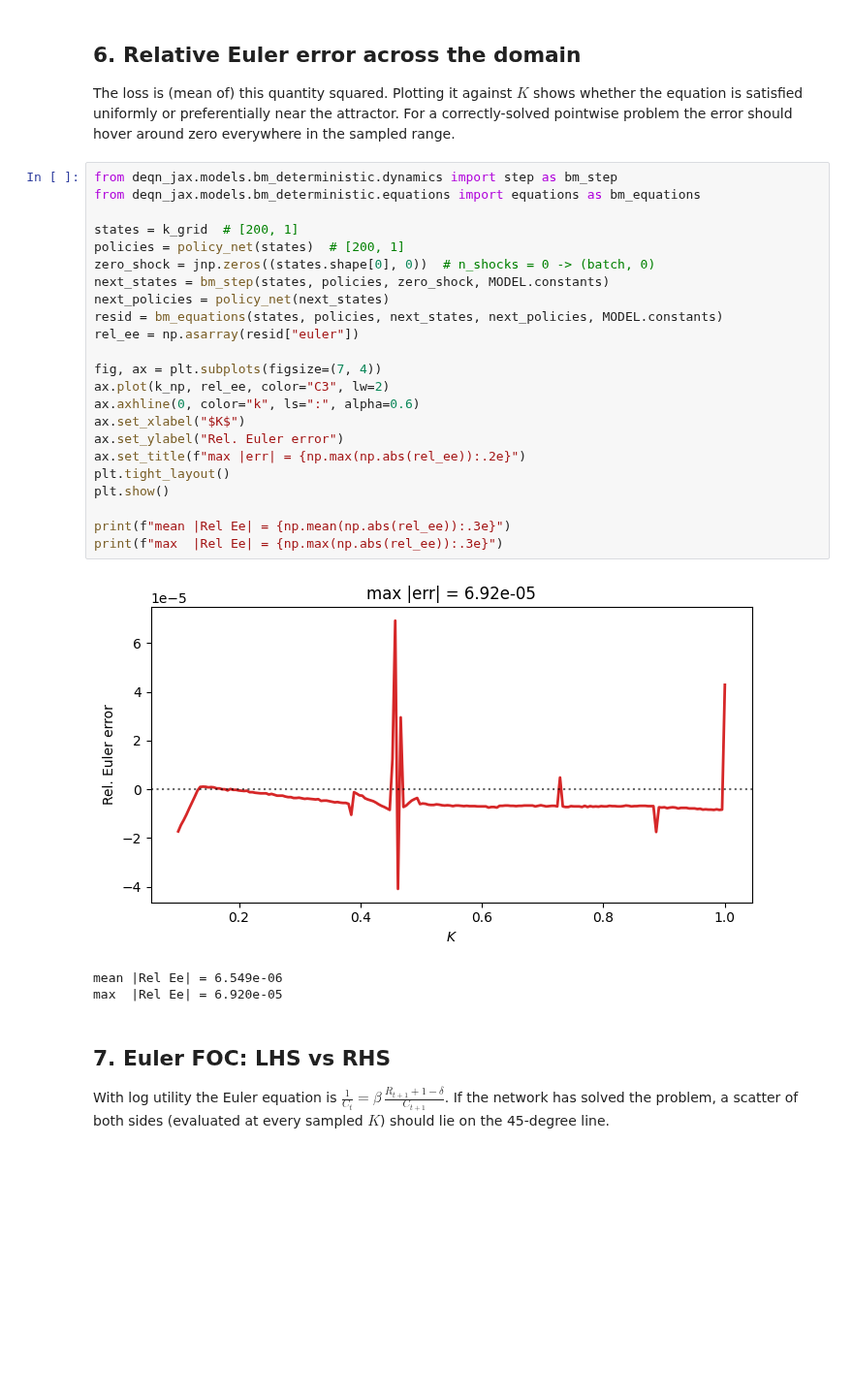
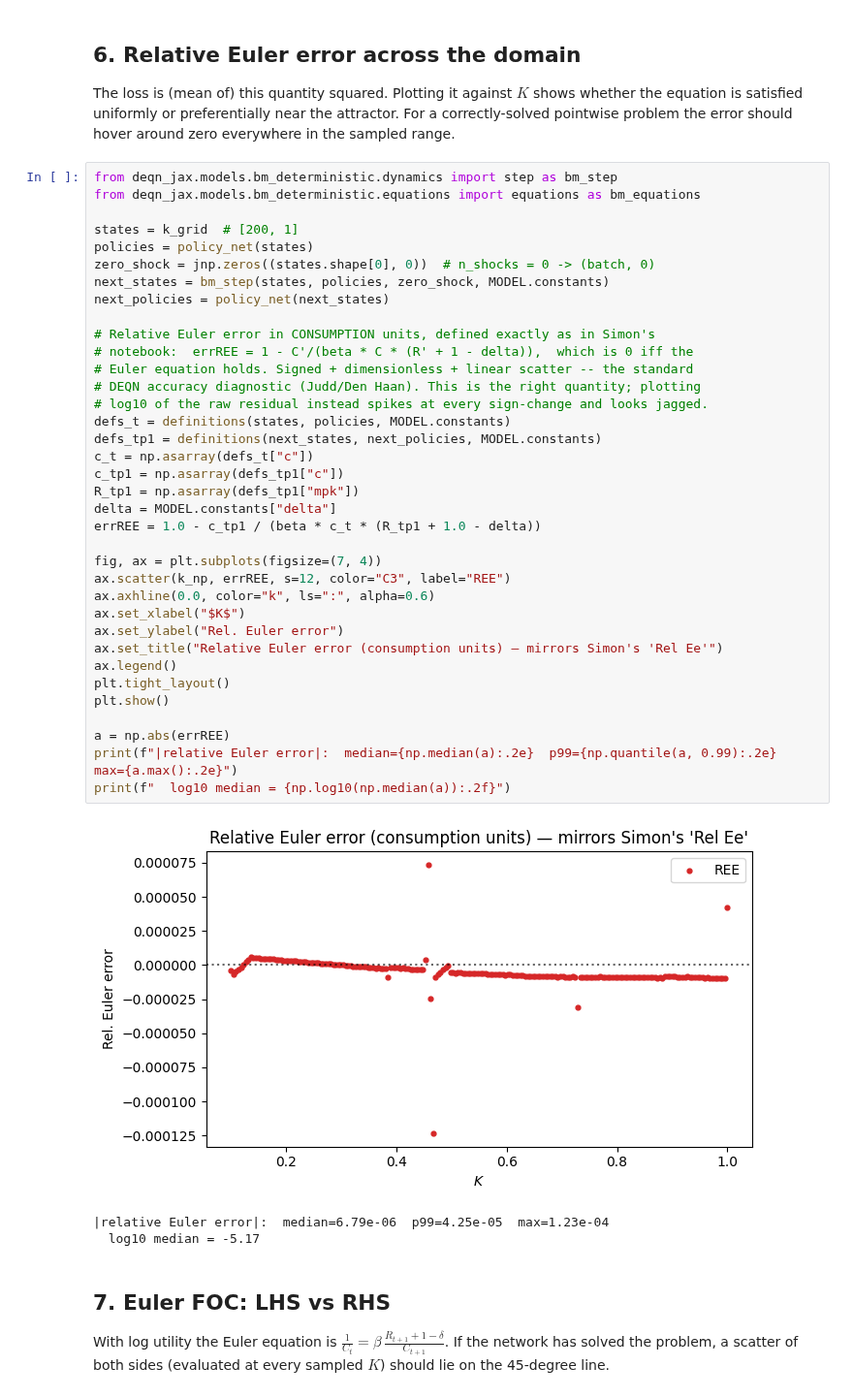
Before and after one commit to deqn-jax/deqn-jax, a Jupyter notebook: examples/bm_deterministic.ipynb, the cells around one changed output. Shown at 97% size. Saved outputs shown, nothing was run; the diff lists cells and outputs as text; blank space fills up the shorter version.

```diff
--- a/examples/bm_deterministic.ipynb
+++ b/examples/bm_deterministic.ipynb
@@ -202,30 +207,43 @@ The loss is (mean of) this quantity squared. Plotting it against $K$ shows wheth
 # %%
 from deqn_jax.models.bm_deterministic.dynamics import step as bm_step
 from deqn_jax.models.bm_deterministic.equations import equations as bm_equations
 
 states = k_grid  # [200, 1]
-policies = policy_net(states)  # [200, 1]
+policies = policy_net(states)
 zero_shock = jnp.zeros((states.shape[0], 0))  # n_shocks = 0 -> (batch, 0)
 next_states = bm_step(states, policies, zero_shock, MODEL.constants)
 next_policies = policy_net(next_states)
-resid = bm_equations(states, policies, next_states, next_policies, MODEL.constants)
-rel_ee = np.asarray(resid["euler"])
+
+# Relative Euler error in CONSUMPTION units, defined exactly as in Simon's
+# notebook:  errREE = 1 - C'/(beta * C * (R' + 1 - delta)),  which is 0 iff the
+# Euler equation holds. Signed + dimensionless + linear scatter -- the standard
+# DEQN accuracy diagnostic (Judd/Den Haan). This is the right quantity; plotting
+# log10 of the raw residual instead spikes at every sign-change and looks jagged.
+defs_t = definitions(states, policies, MODEL.constants)
+defs_tp1 = definitions(next_states, next_policies, MODEL.constants)
+c_t = np.asarray(defs_t["c"])
+c_tp1 = np.asarray(defs_tp1["c"])
+R_tp1 = np.asarray(defs_tp1["mpk"])
+delta = MODEL.constants["delta"]
+errREE = 1.0 - c_tp1 / (beta * c_t * (R_tp1 + 1.0 - delta))
 
 fig, ax = plt.subplots(figsize=(7, 4))
-ax.plot(k_np, rel_ee, color="C3", lw=2)
-ax.axhline(0, color="k", ls=":", alpha=0.6)
+ax.scatter(k_np, errREE, s=12, color="C3", label="REE")
+ax.axhline(0.0, color="k", ls=":", alpha=0.6)
 ax.set_xlabel("$K$")
 ax.set_ylabel("Rel. Euler error")
-ax.set_title(f"max |err| = {np.max(np.abs(rel_ee)):.2e}")
+ax.set_title("Relative Euler error (consumption units) — mirrors Simon's 'Rel Ee'")
+ax.legend()
 plt.tight_layout()
 plt.show()
 
-print(f"mean |Rel Ee| = {np.mean(np.abs(rel_ee)):.3e}")
-print(f"max  |Rel Ee| = {np.max(np.abs(rel_ee)):.3e}")
+a = np.abs(errREE)
+print(f"|relative Euler error|:  median={np.median(a):.2e}  p99={np.quantile(a, 0.99):.2e}  max={a.max():.2e}")
+print(f"  log10 median = {np.log10(np.median(a)):.2f}")
 # %% [output]
-[figure, old version]
+[figure, new version]
-mean |Rel Ee| = 6.549e-06
-max  |Rel Ee| = 6.920e-05
+|relative Euler error|:  median=6.79e-06  p99=4.25e-05  max=1.23e-04
+  log10 median = -5.17
 # %% [markdown]
 ## 7. Euler FOC: LHS vs RHS
 
```
Also changed, not shown: parts of 5 cells of this notebook, 1 other file.
